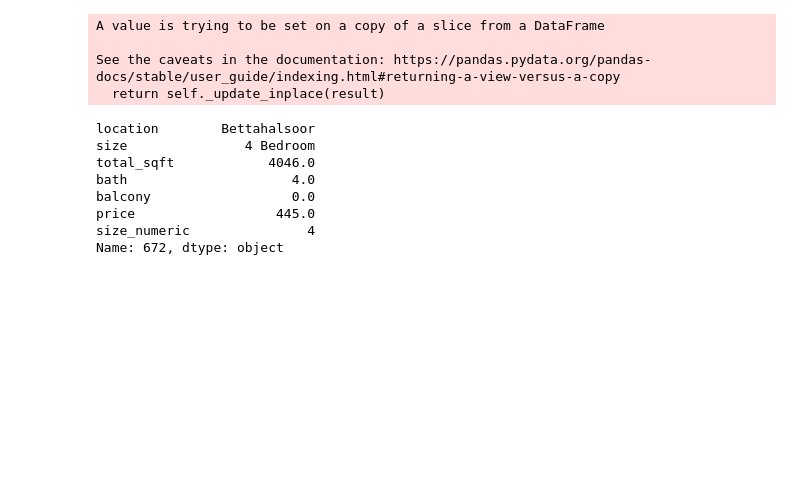
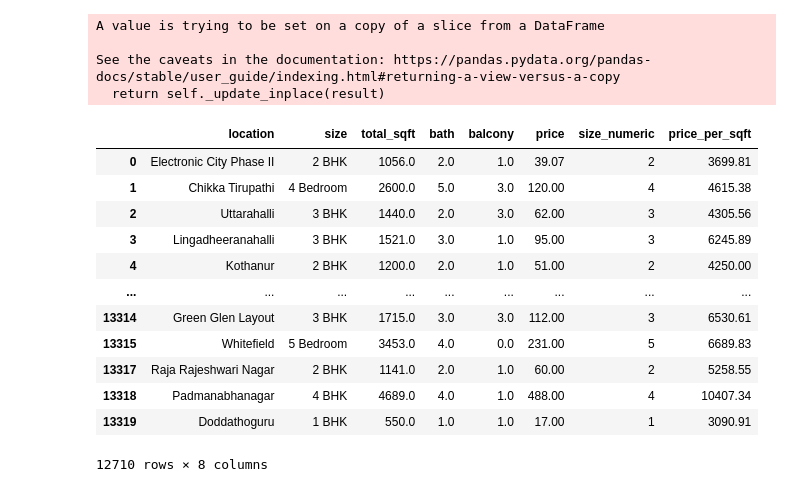
Before and after one commit to Abhishek-J111/House-Price-Prediction, a Jupyter notebook: house_price_prediction.ipynb, the cells around one changed output. Saved outputs shown, nothing was run; the diff lists cells and outputs as text; code cells hidden in the pictures; blank space fills up the shorter version.

```diff
--- a/house_price_prediction.ipynb
+++ b/house_price_prediction.ipynb
@@ -100,14 +84,10 @@ A value is trying to be set on a copy of a slice from a DataFrame
 
 See the caveats in the documentation: https://pandas.pydata.org/pandas-docs/stable/user_guide/indexing.html#returning-a-view-versus-a-copy
   return self._update_inplace(result)
-# %%
-df3.loc[672]
-# %% [output]
-location        Bettahalsoor
-size               4 Bedroom
-total_sqft            4046.0
-bath                     4.0
-balcony                  0.0
-price                  445.0
-size_numeric               4
-Name: 672, dtype: object
+# %%
+df4 = df3.copy()
+# %%
+location_status = df4.groupby('location')['location'].agg('count').sort_values(ascending=False)
+location_status_lessthan_10 = location_status[location_status<=10]
+# %%
+df4['location'] = df4['location'].apply(lambda x : 'others' if x in location_status_lessthan_10 else x)
@@ -113,0 +96,16 @@ Name: 672, dtype: object
+# %%
+df4
+# %% [output]
+|  | location | size | total_sqft | bath | balcony | price | size_numeric | price_per_sqft |
+| 0 | Electronic City Phase II | 2 BHK | 1056.0 | 2.0 | 1.0 | 39.07 | 2 | 3699.81 |
+| 1 | Chikka Tirupathi | 4 Bedroom | 2600.0 | 5.0 | 3.0 | 120.00 | 4 | 4615.38 |
+| 2 | Uttarahalli | 3 BHK | 1440.0 | 2.0 | 3.0 | 62.00 | 3 | 4305.56 |
+| 3 | Lingadheeranahalli | 3 BHK | 1521.0 | 3.0 | 1.0 | 95.00 | 3 | 6245.89 |
+| 4 | Kothanur | 2 BHK | 1200.0 | 2.0 | 1.0 | 51.00 | 2 | 4250.00 |
+| ... | ... | ... | ... | ... | ... | ... | ... | ... |
+| 13314 | Green Glen Layout | 3 BHK | 1715.0 | 3.0 | 3.0 | 112.00 | 3 | 6530.61 |
+| 13315 | Whitefield | 5 Bedroom | 3453.0 | 4.0 | 0.0 | 231.00 | 5 | 6689.83 |
+| 13317 | Raja Rajeshwari Nagar | 2 BHK | 1141.0 | 2.0 | 1.0 | 60.00 | 2 | 5258.55 |
+| 13318 | Padmanabhanagar | 4 BHK | 4689.0 | 4.0 | 1.0 | 488.00 | 4 | 10407.34 |
+| 13319 | Doddathoguru | 1 BHK | 550.0 | 1.0 | 1.0 | 17.00 | 1 | 3090.91 |
+12710 rows × 8 columns
```
Also changed, not shown: parts of 36 cells of this notebook, 2 other files.
